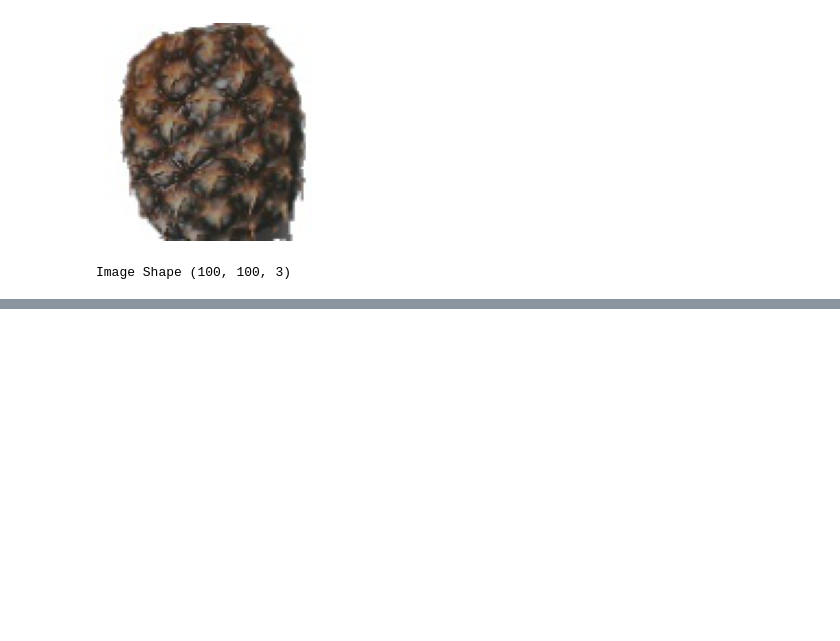
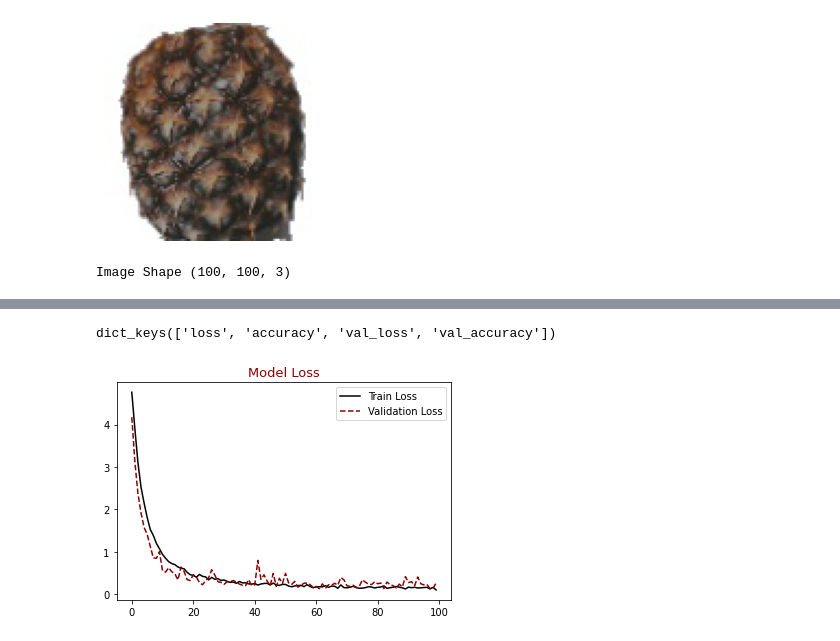
Before and after one commit to duyguaran/graduation_thesis, a Jupyter notebook: fruits.ipynb, the cells around one changed output, grey strips where cells are left out. Drawn from its saved outputs; the diff is of its cells as text; code cells hidden in the pictures; blank space fills up the shorter version.

Commit message:
fit the model

```diff
--- a/fruits.ipynb
+++ b/fruits.ipynb
@@ -160,0 +208,3 @@ batch_size = 32
+# %%
+epochs = 100
+batch_size = 32
@@ -182,0 +222,7 @@ Found 22688 images belonging to 131 classes.
+# %%
+train_generator = train_datagen.flow_from_directory(
+        train,
+        target_size= array_image.shape[:2],
+        batch_size = batch_size,
+        color_mode= "rgb",
+        class_mode= "categorical")
@@ -182,0 +231,7 @@ Found 22688 images belonging to 131 classes.
+# %%
+test_generator = test_datagen.flow_from_directory(
+        test,
+        target_size= array_image.shape[:2],
+        batch_size = batch_size,
+        color_mode= "rgb",
+        class_mode= "categorical")
@@ -182,0 +248,7 @@ Found 22688 images belonging to 131 classes.
+# %%
+hist = model.fit_generator(
+        generator = train_generator,
+        steps_per_epoch = 1600 // batch_size,
+        epochs=epochs,
+        validation_data = test_generator,
+        validation_steps = 800 // batch_size)
@@ -182,0 +273,14 @@ Found 22688 images belonging to 131 classes.
+# %%
+hist.history.keys()
+# %% [output]
+dict_keys(['loss', 'accuracy', 'val_loss', 'val_accuracy'])
+# %%
+#loss chart
+plt.figure()
+plt.plot(hist.history["loss"],label = "Train Loss", color = "black")
+plt.plot(hist.history["val_loss"],label = "Validation Loss", color = "darkred", linestyle="dashed",markeredgecolor = "purple", markeredgewidth = 2)
+plt.title("Model Loss", color = "darkred", size = 13)
+plt.legend()
+plt.show()
+# %% [output]
+[figure, added]
```
Also changed, not shown: parts of 16 cells of this notebook.
